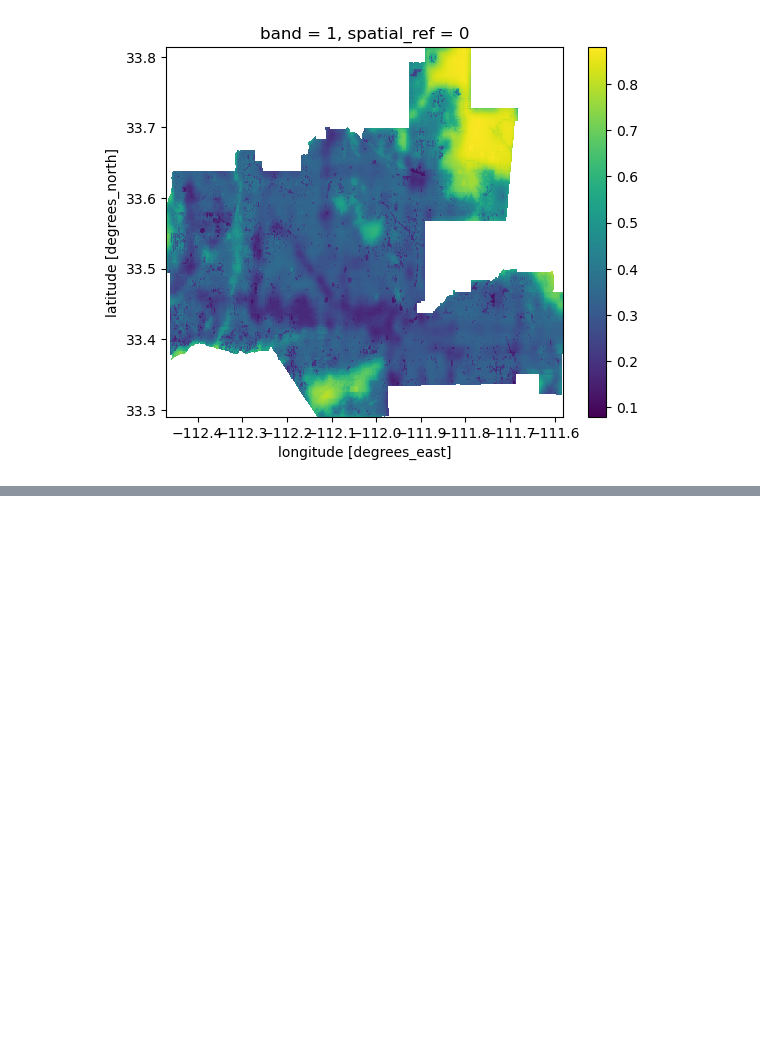
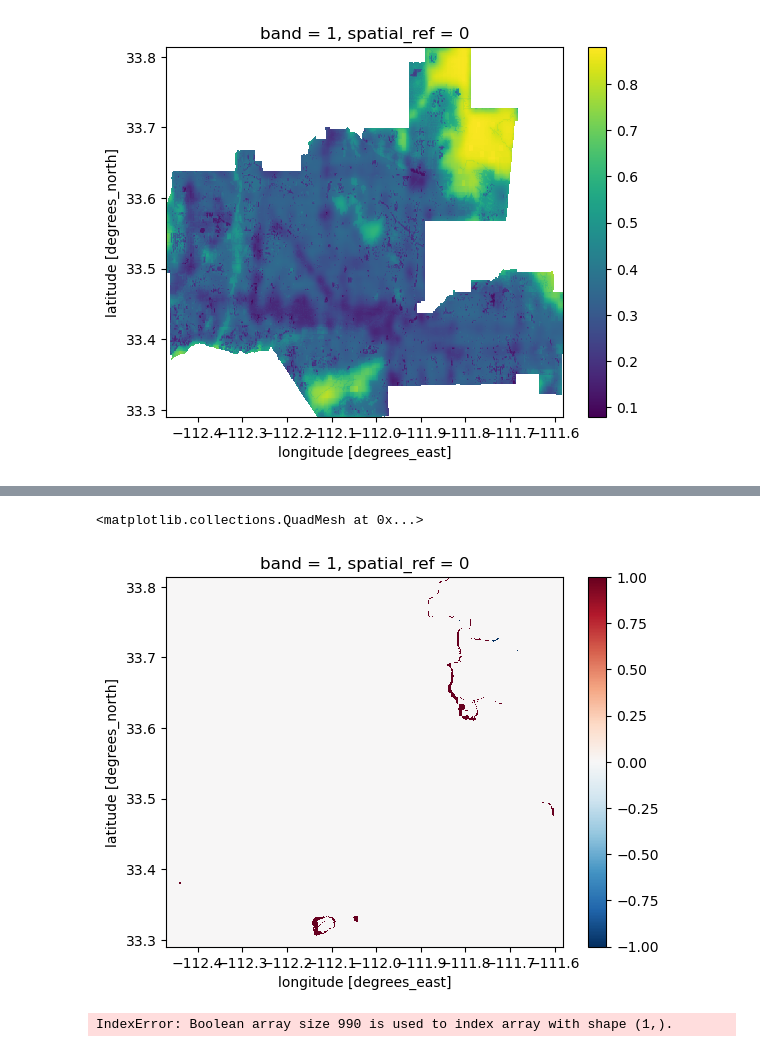
Before and after one commit to sofiiir/task2-biodiversity-intactness, a Jupyter notebook: task2-biodiversity-intactness.ipynb, the cells around one changed output, grey strips where cells are left out. Cells and saved outputs as stored; diff of their text form; code cells hidden in the pictures; blank space fills up the shorter version.

Commit message:
Booleans

```diff
--- a/task2-biodiversity-intactness.ipynb
+++ b/task2-biodiversity-intactness.ipynb
@@ -186,0 +187,16 @@ Attributes:
+# %%
+# Create inter
+bio_17_int = bio_17_75.astype(int)
+bio_20_int = bio_20_75.astype(int)
+# %%
+# Calculate the loss from 2017 and 2020
+loss = bio_17_int - bio_20_int
+# %%
+loss.plot()
+# %% [output]
+<matplotlib.collections.QuadMesh at 0x...>
+[figure, added]
+# %%
+loss[loss.x <= 1]
+# %% [output]
+IndexError: Boolean array size 990 is used to index array with shape (1,).
```
Also changed, not shown: parts of 13 cells of this notebook.
